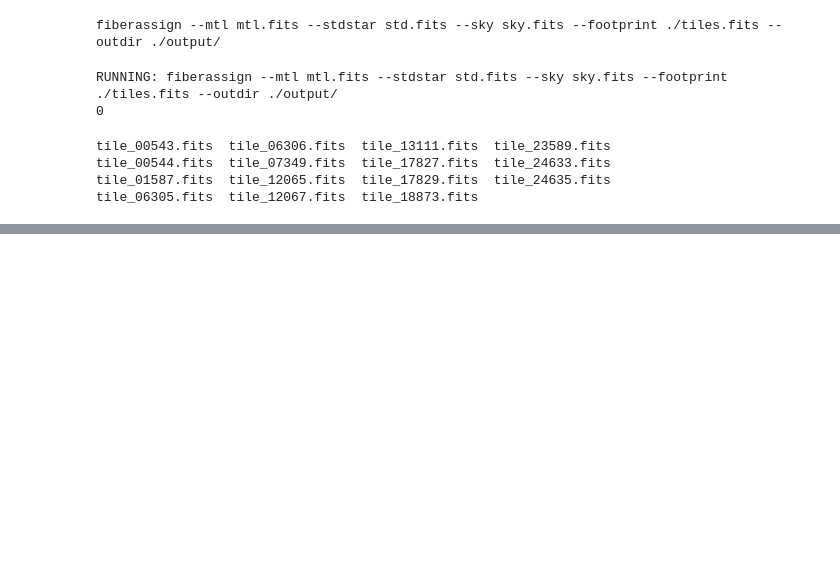
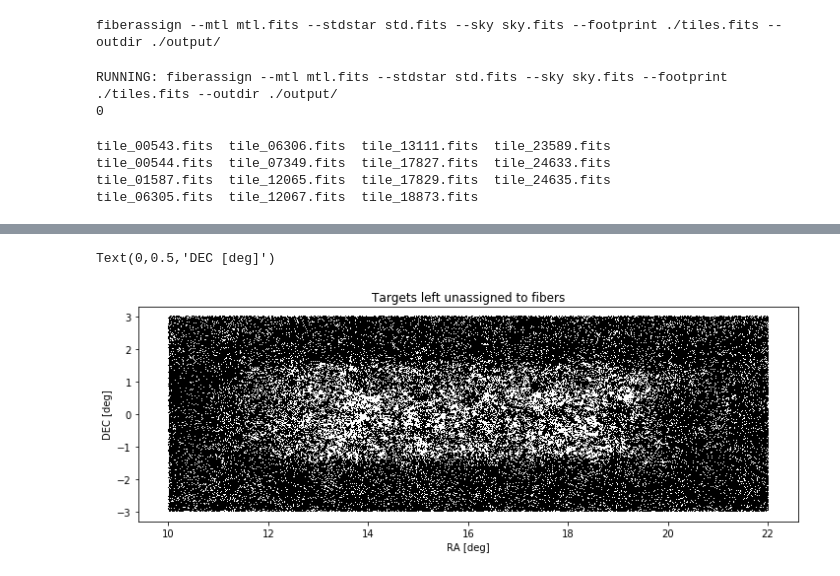
Before and after one commit to forero/fiberassign_explore, a Jupyter notebook: observational_targets.ipynb, the cells around one changed output, grey strips where cells are left out. Saved outputs shown, nothing was run; the diff lists cells and outputs as text; code cells hidden in the pictures; blank space fills up the shorter version.

```diff
--- a/observational_targets.ipynb
+++ b/observational_targets.ipynb
@@ -232,0 +232,9 @@ Text(0.5,1,'Targets assigned to fibers')
+# %%
+plt.figure(figsize=(12,4))
+plt.plot(targets['RA'][~isAssigned], targets['DEC'][~isAssigned], 'k,')
+plt.title('Targets left unassigned to fibers')
+plt.xlabel('RA [deg]')
+plt.ylabel('DEC [deg]')
+# %% [output]
+Text(0,0.5,'DEC [deg]')
+[figure, added]
```
Also changed, not shown: parts of 15 cells of this notebook.
